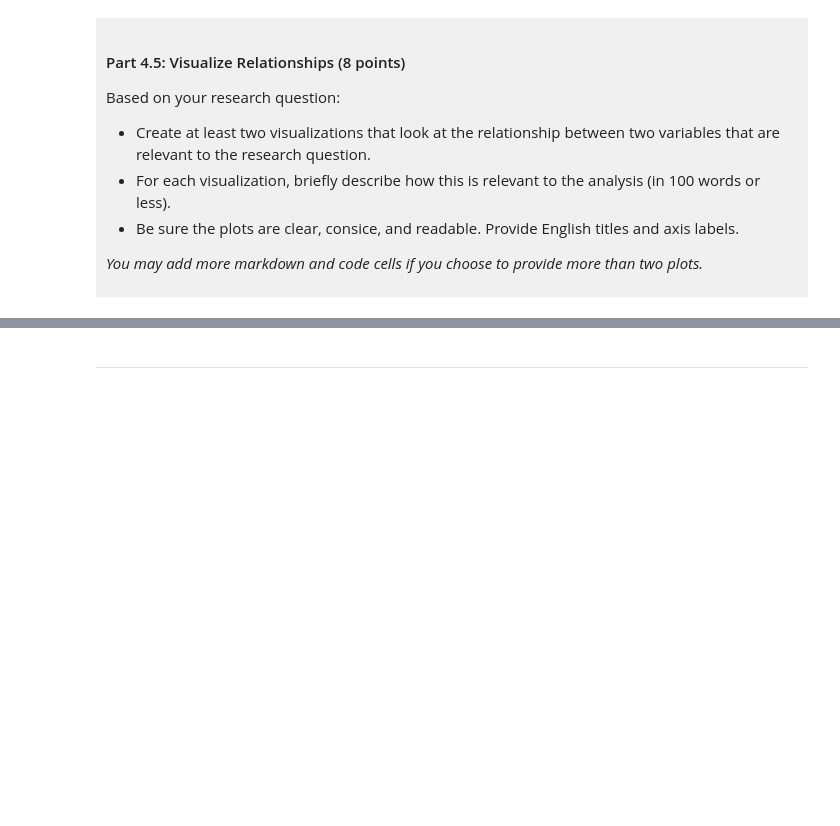
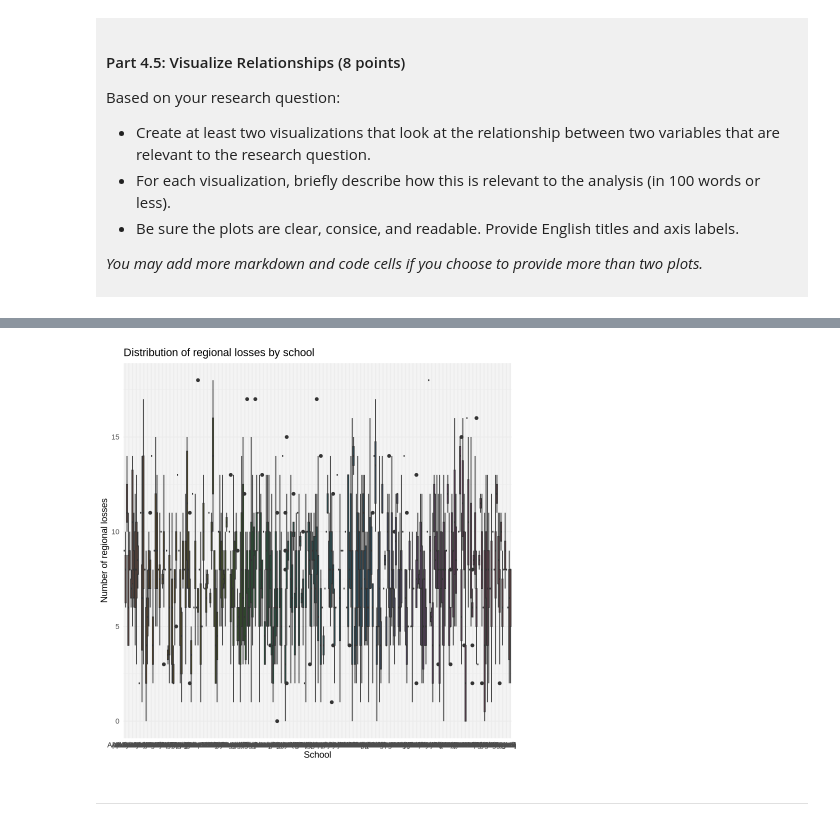
Before and after one commit to ascott555/dsci-100-project-avery-scott, a Jupyter notebook: dsci-100-project-notebook.ipynb, the cells around one changed output, grey strips where cells are left out. Saved outputs shown, nothing was run; the diff lists cells and outputs as text; code cells hidden in the pictures; blank space fills up the shorter version.

```diff
--- a/dsci-100-project-notebook.ipynb
+++ b/dsci-100-project-notebook.ipynb
@@ -317,5 +400,15 @@ Visualization 2: %%% EDIT THIS MARKDOWN CELL%%%
 # %%
-### EDIT THIS CODE CELL FOR VISUALIZATION 2###
+ggplot(tidy_data, aes(x = school, y = reg_losses, fill = school)) +
+    geom_boxplot(show.legend = FALSE) +
+    labs(
+        title = 'Distribution of regional losses by school',
+        x = 'School',
+        y = 'Number of regional losses'
+        ) +
+theme_minimal() +
+theme(element_text(size = 20))
+# %% [output]
+[figure, added]
 # %% [markdown]
 ------
 # %% [markdown]
```
Also changed, not shown: parts of 10 cells of this notebook.
